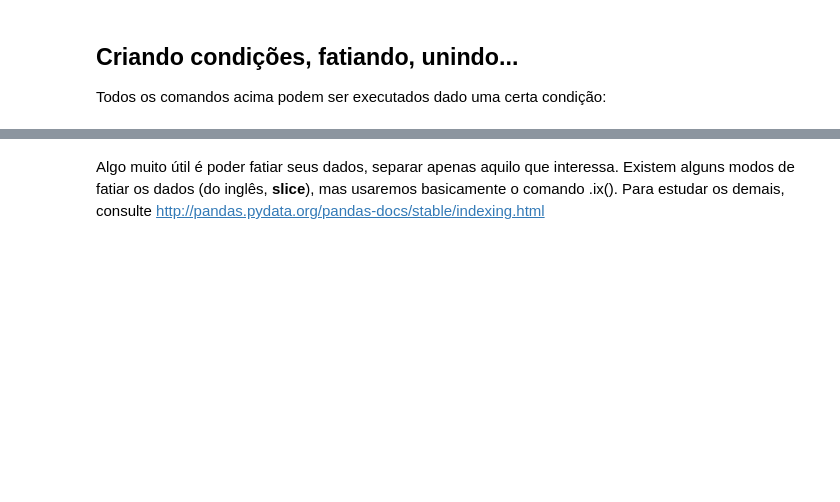
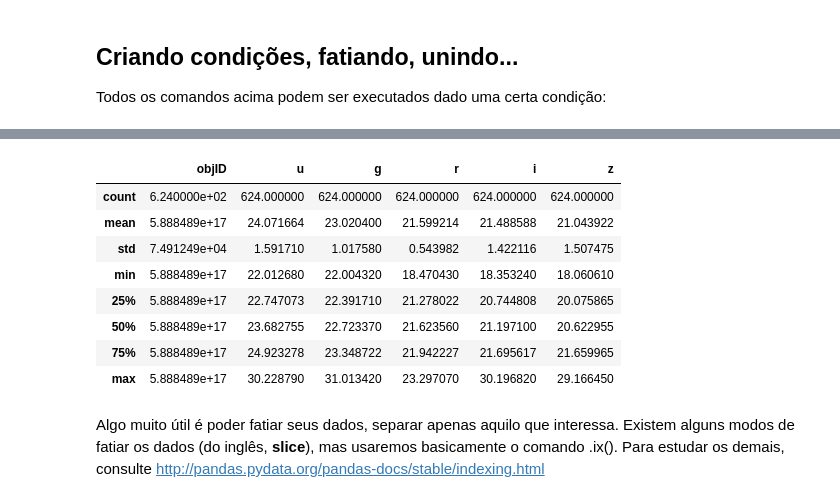
Before and after one commit to SciPy-SP/encontros, a Jupyter notebook: encontros/pandas_hangout/Pandas - breve tutorial.ipynb, the cells around one changed output, grey strips where cells are left out. Cells and saved outputs as stored; diff of their text form; code cells hidden in the pictures; blank space fills up the shorter version.

```diff
--- a/encontros/pandas_hangout/Pandas - breve tutorial.ipynb
+++ b/encontros/pandas_hangout/Pandas - breve tutorial.ipynb
@@ -46,5 +77,15 @@ df[df.u > 22].head() # imprime as 5 primeiras linhas dos dados cujo valor de *u*
 # %%
-df[df.u > 22].describe() # descrição dos dados cujo valor de *u* seja maior do que 22
+df[(df.u > 22) & (df.g > 22)].describe() # descrição dos dados cujo valor de *u* seja maior do que 22
+# %% [output]
+|  | objID | u | g | r | i | z |
+| count | 6.240000e+02 | 624.000000 | 624.000000 | 624.000000 | 624.000000 | 624.000000 |
+| mean | 5.888489e+17 | 24.071664 | 23.020400 | 21.599214 | 21.488588 | 21.043922 |
+| std | 7.491249e+04 | 1.591710 | 1.017580 | 0.543982 | 1.422116 | 1.507475 |
+| min | 5.888489e+17 | 22.012680 | 22.004320 | 18.470430 | 18.353240 | 18.060610 |
+| 25% | 5.888489e+17 | 22.747073 | 22.391710 | 21.278022 | 20.744808 | 20.075865 |
+| 50% | 5.888489e+17 | 23.682755 | 22.723370 | 21.623560 | 21.197100 | 20.622955 |
+| 75% | 5.888489e+17 | 24.923278 | 23.348722 | 21.942227 | 21.695617 | 21.659965 |
+| max | 5.888489e+17 | 30.228790 | 31.013420 | 23.297070 | 30.196820 | 29.166450 |
 # %% [markdown]
 Algo muito útil é poder fatiar seus dados, separar apenas aquilo que interessa. Existem alguns modos de fatiar os dados (do inglês, **slice**), mas usaremos basicamente o comando .ix(). Para estudar os demais, consulte http://pandas.pydata.org/pandas-docs/stable/indexing.html
 # %%
```
Also changed, not shown: parts of 42 cells of this notebook.
